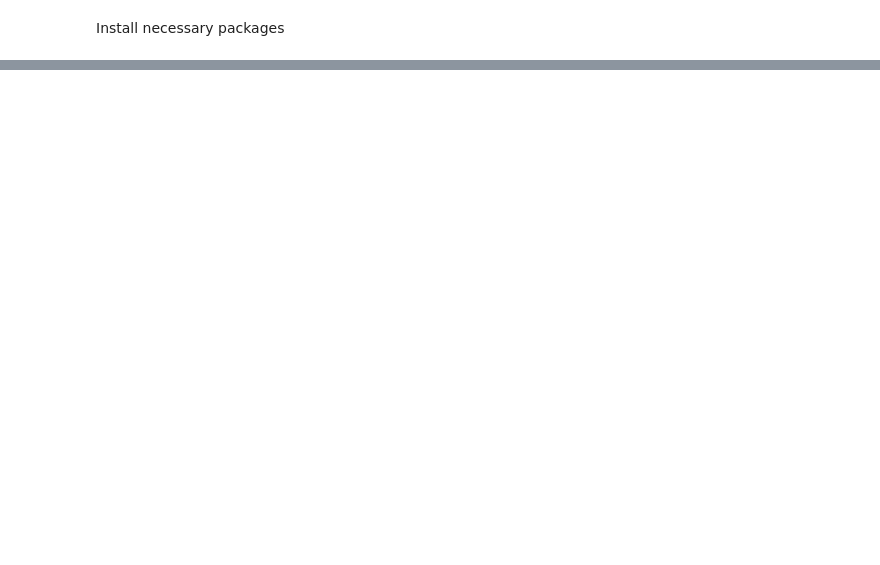
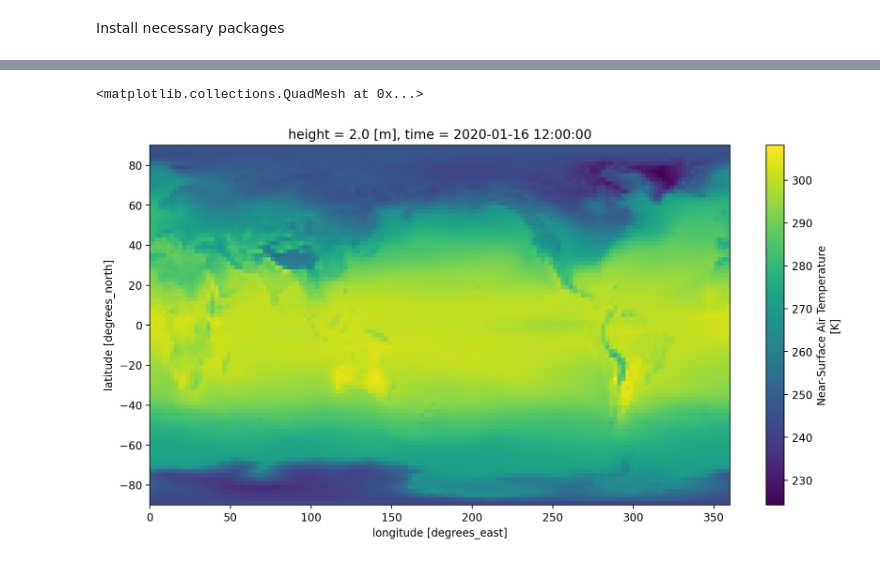
Before and after one commit to DonLe727/DSC-106-Project-3, a Jupyter notebook: CMIP.ipynb, the cells around one changed output, grey strips where cells are left out. Cells and saved outputs as stored; diff of their text form; code cells hidden in the pictures; blank space fills up the shorter version.

```diff
--- a/CMIP.ipynb
+++ b/CMIP.ipynb
@@ -47,0 +82,9 @@ df.head()
+# %%
+df_ta_month_ssp126 = df.query("activity_id == 'ScenarioMIP' & table_id == 'Amon' & variable_id == 'tas' & experiment_id == 'ssp126'")
+df_ta_month_ssp126
+
+df_ta_month_ssp245 = df.query("activity_id == 'ScenarioMIP' & table_id == 'Amon' & variable_id == 'tas' & experiment_id == 'ssp245'")
+df_ta_month_ssp245
+
+df_ta_month_ssp585 = df.query("activity_id == 'ScenarioMIP' & table_id == 'Amon' & variable_id == 'tas' & experiment_id == 'ssp585'")
+df_ta_month_ssp585
@@ -47,0 +108,9 @@ df.head()
+# %%
+df_ta_nasa_giss_ssp126 = df_ta_month_ssp126.query("institution_id == 'NASA-GISS'")
+df_ta_nasa_giss_ssp126
+
+df_ta_nasa_giss_ssp245 = df_ta_month_ssp245.query("institution_id == 'NASA-GISS'")
+df_ta_nasa_giss_ssp245
+
+df_ta_nasa_giss_ssp585 = df_ta_month_ssp585.query("institution_id == 'NASA-GISS'")
+df_ta_nasa_giss_ssp585
@@ -47,0 +135,19 @@ df.head()
+# %%
+# this only needs to be created once
+gcs = gcsfs.GCSFileSystem(token='anon')
+
+# get the path to a specific zarr store (the first one from the dataframe above)
+zstore_month_ssp126 = df_ta_nasa_giss_ssp126.iloc[0].zstore
+zstore_month_ssp245 = df_ta_nasa_giss_ssp245.iloc[0].zstore
+zstore_month_ssp585 = df_ta_nasa_giss_ssp585.iloc[0].zstore
+
+# create a mutable-mapping-style interface to the store
+mapper_ssp126 = gcs.get_mapper(zstore_month_ssp126)
+mapper_ssp245 = gcs.get_mapper(zstore_month_ssp245)
+mapper_ssp585 = gcs.get_mapper(zstore_month_ssp585)
+
+# open it using xarray and zarr
+ds_month_ssp126 = xr.open_zarr(mapper_ssp126, consolidated=True)
+ds_month_ssp245 = xr.open_zarr(mapper_ssp245, consolidated=True)
+ds_month_ssp585 = xr.open_zarr(mapper_ssp585, consolidated=True)
+ds_month_ssp585 # preview of the dataset
@@ -47,0 +172,5 @@ df.head()
+# %%
+ds_month_ssp126.tas.sel(time='2020-01').squeeze().plot()
+# %% [output]
+<matplotlib.collections.QuadMesh at 0x...>
+[figure, added]
```
Also changed, not shown: parts of 22 cells of this notebook.
